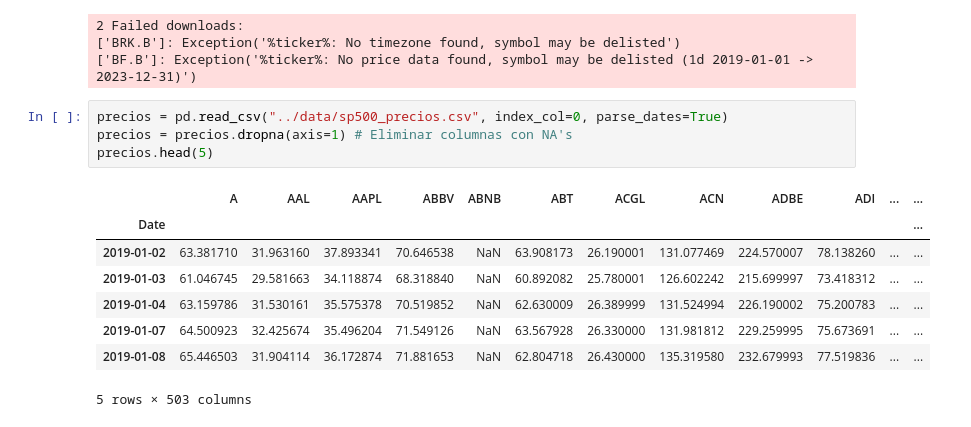
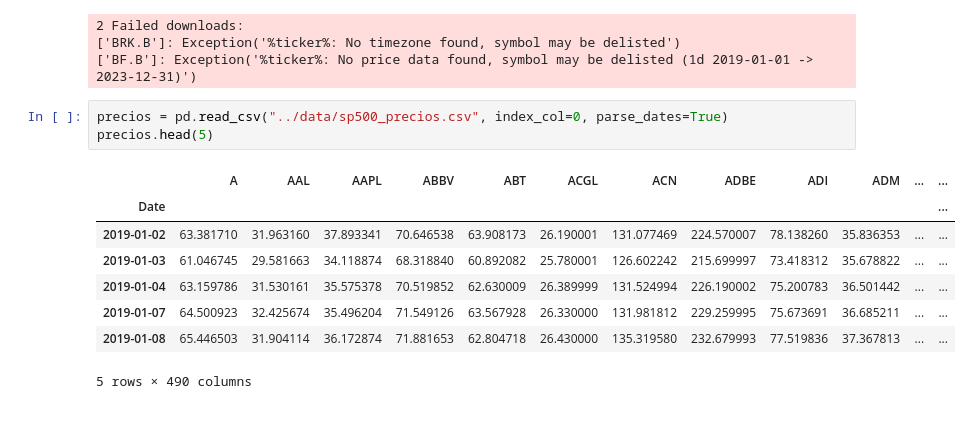
Before and after one commit to alfonso-santos/microcredencial-carteras-python-2023, a Jupyter notebook: Tema_4_CAPM/src/betas.ipynb, the cells around one changed output. Saved outputs shown, nothing was run; the diff lists cells and outputs as text.

```diff
--- a/Tema_4_CAPM/src/betas.ipynb
+++ b/Tema_4_CAPM/src/betas.ipynb
@@ -66,14 +67,13 @@ precios = yf.download(list(companies_dict.keys()), start="2019-01-01", end="2023
 ['BF.B']: Exception('%ticker%: No price data found, symbol may be delisted (1d 2019-01-01 -> 2023-12-31)')
 # %%
 precios = pd.read_csv("../data/sp500_precios.csv", index_col=0, parse_dates=True)
-precios = precios.dropna(axis=1) # Eliminar columnas con NA's
 precios.head(5)
 # %% [output]
-|  | A | AAL | AAPL | ABBV | ABNB | ABT | ACGL | ACN | ADBE | ADI | ... | ... |
+|  | A | AAL | AAPL | ABBV | ABT | ACGL | ACN | ADBE | ADI | ADM | ... | ... |
 | Date |  |  |  |  |  |  |  |  |  |  |  | ... |
-| 2019-01-02 | 63.381710 | 31.963160 | 37.893341 | 70.646538 | NaN | 63.908173 | 26.190001 | 131.077469 | 224.570007 | 78.138260 | ... | ... |
-| 2019-01-03 | 61.046745 | 29.581663 | 34.118874 | 68.318840 | NaN | 60.892082 | 25.780001 | 126.602242 | 215.699997 | 73.418312 | ... | ... |
-| 2019-01-04 | 63.159786 | 31.530161 | 35.575378 | 70.519852 | NaN | 62.630009 | 26.389999 | 131.524994 | 226.190002 | 75.200783 | ... | ... |
-| 2019-01-07 | 64.500923 | 32.425674 | 35.496204 | 71.549126 | NaN | 63.567928 | 26.330000 | 131.981812 | 229.259995 | 75.673691 | ... | ... |
-| 2019-01-08 | 65.446503 | 31.904114 | 36.172874 | 71.881653 | NaN | 62.804718 | 26.430000 | 135.319580 | 232.679993 | 77.519836 | ... | ... |
+| 2019-01-02 | 63.381710 | 31.963160 | 37.893341 | 70.646538 | 63.908173 | 26.190001 | 131.077469 | 224.570007 | 78.138260 | 35.836353 | ... | ... |
+| 2019-01-03 | 61.046745 | 29.581663 | 34.118874 | 68.318840 | 60.892082 | 25.780001 | 126.602242 | 215.699997 | 73.418312 | 35.678822 | ... | ... |
+| 2019-01-04 | 63.159786 | 31.530161 | 35.575378 | 70.519852 | 62.630009 | 26.389999 | 131.524994 | 226.190002 | 75.200783 | 36.501442 | ... | ... |
+| 2019-01-07 | 64.500923 | 32.425674 | 35.496204 | 71.549126 | 63.567928 | 26.330000 | 131.981812 | 229.259995 | 75.673691 | 36.685211 | ... | ... |
+| 2019-01-08 | 65.446503 | 31.904114 | 36.172874 | 71.881653 | 62.804718 | 26.430000 | 135.319580 | 232.679993 | 77.519836 | 37.367813 | ... | ... |
-5 rows × 503 columns
+5 rows × 490 columns
```
Also changed, not shown: parts of 33 cells of this notebook, 2 other files.
